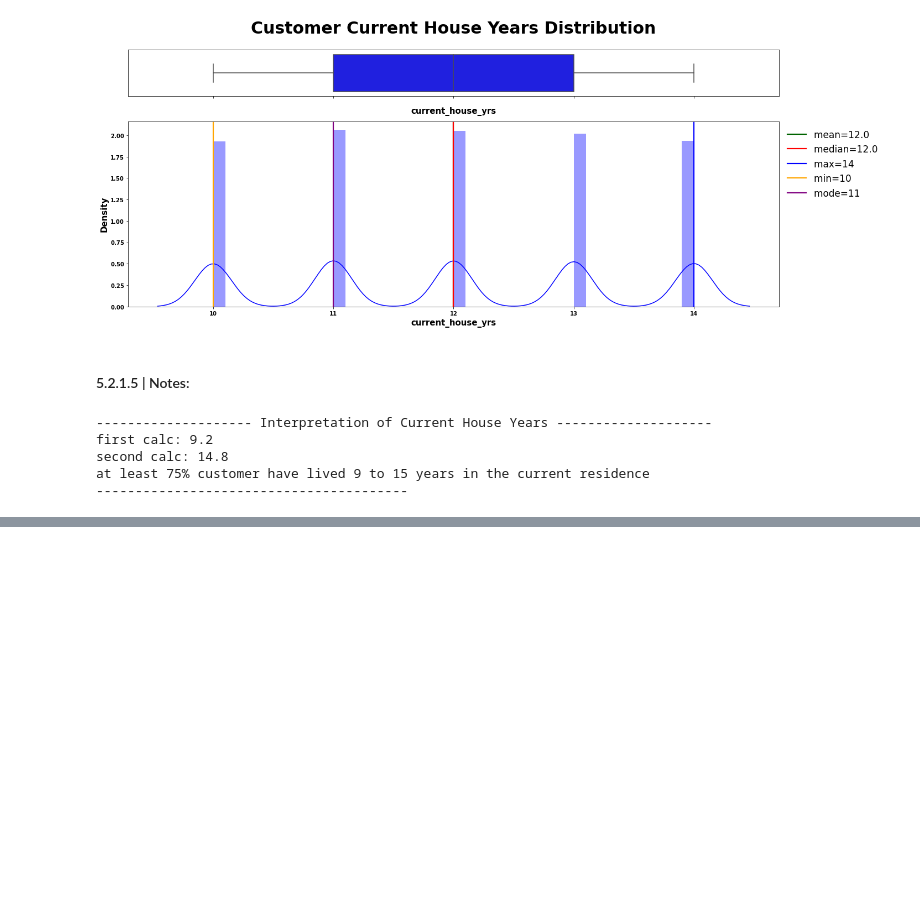
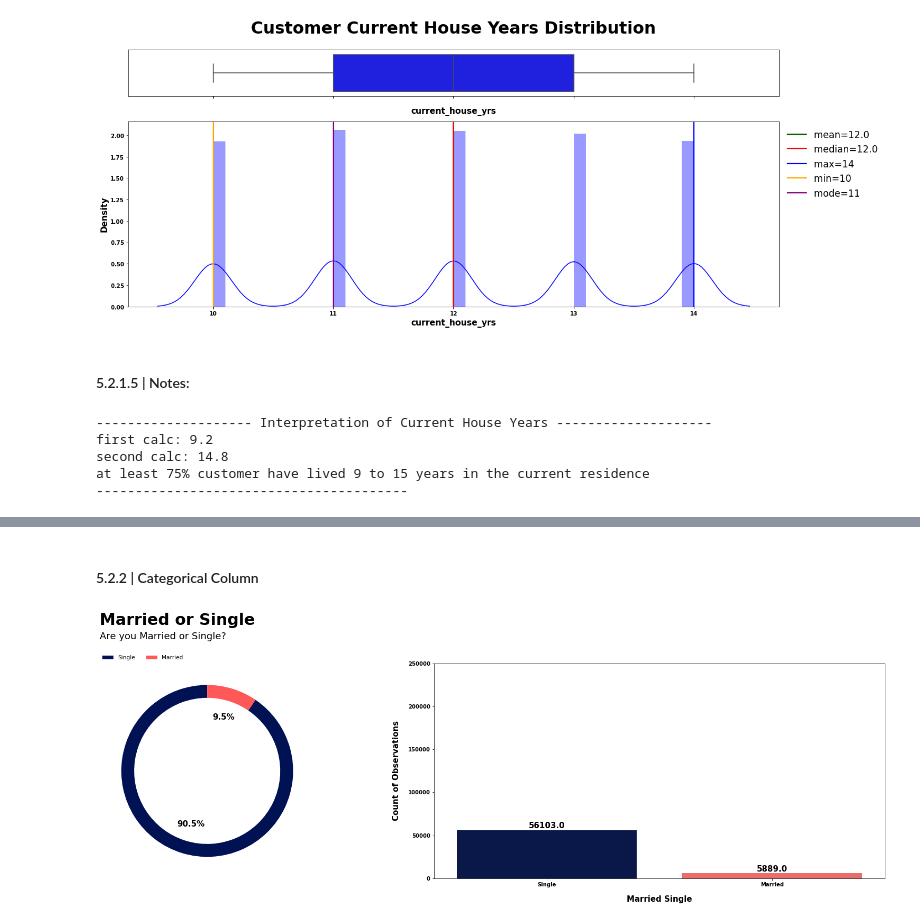
Before and after one commit to masete/Loan-Prediction-based-on-Customer-Behaviour, a Jupyter notebook: eda.ipynb, the cells around one changed output, grey strips where cells are left out. Cells and saved outputs as stored; diff of their text form; code cells hidden in the pictures; blank space fills up the shorter version.

Commit message:
categorical columns of married orsingle

```diff
--- a/eda.ipynb
+++ b/eda.ipynb
@@ -895,0 +906,24 @@ at least 75% customer have lived 9 to 15 years in the current residence
+# %% [markdown]
+#### 5.2.2 | Categorical Column
+# %%
+loan_married_single = loan["married_single"].value_counts()
+
+count_pie_plot(datapie=loan_married_single,
+               datacount=loan,
+               colcount="married_single",
+               colpiey=loan_married_single.values,
+               text1="Married or Single",
+               pielabels=["Single", "Married"],
+               text2="Are you Married or Single?",
+               piecomap=["#001253", "#FF5858"],
+               countcomap=["#001253", "#FF5858"],
+               xlabel="Married Single",
+               piefs=15,
+               yplus=5000,
+               ylabel="Count of Observations",
+               xticklabel=["Single", "Married"],
+               yticklabel=list(np.arange(0, 260000, 50000)),
+               ystart=0,
+               yend=250000);
+# %% [output]
+[figure, added]
```
Also changed, not shown: parts of 1 cell of this notebook.
